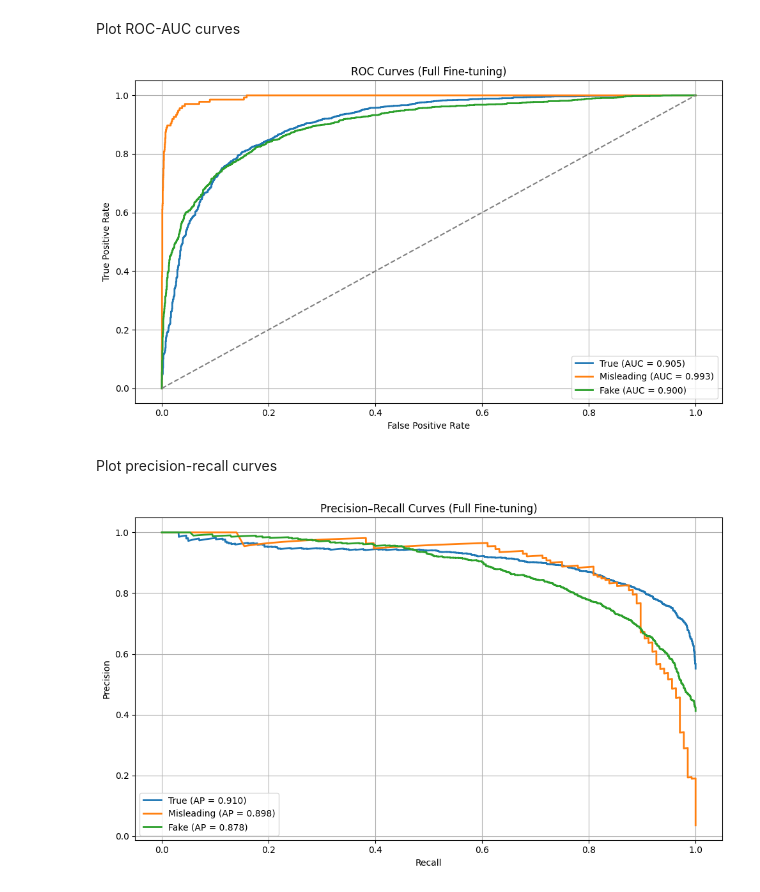
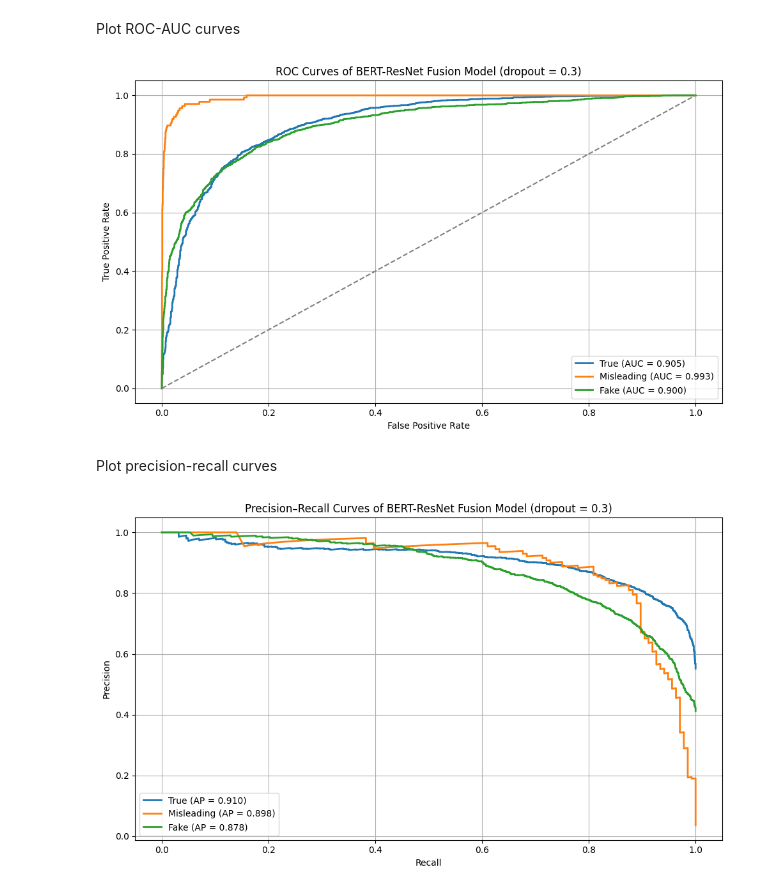
Before and after one commit to isabellachong/multimodal-fake-news-detection, a Jupyter notebook: scripts/Bert_ResNet.ipynb, the cells around one changed output. Cells and saved outputs as stored; diff of their text form; code cells hidden in the pictures.

```diff
--- a/scripts/Bert_ResNet.ipynb
+++ b/scripts/Bert_ResNet.ipynb
@@ -1836,31 +1836,31 @@ for i, name in enumerate(label_names):
 plt.plot([0, 1], [0, 1], color="gray", linestyle="--")
 plt.xlabel("False Positive Rate")
 plt.ylabel("True Positive Rate")
-plt.title("ROC Curves (Full Fine-tuning)")
+plt.title("ROC Curves of BERT-ResNet Fusion Model (dropout = 0.3)")
 plt.legend(loc="lower right")
 plt.grid(True)
 plt.tight_layout()
 plt.show()
 # %% [output]
-[figure, old version]
+[figure, new version]
 # %% [markdown]
 Plot precision-recall curves
 # %%
 # plot precision-recall curves
 precision, recall, avg_precision = {}, {}, {}
 for i in range(n_classes):
     precision[i], recall[i], _ = precision_recall_curve(y_true_bin[:, i], all_probs[:, i])
     avg_precision[i] = average_precision_score(y_true_bin[:, i], all_probs[:, i])
 
 plt.figure(figsize=(10, 6))
 for i, name in enumerate(label_names):
     plt.plot(recall[i], precision[i], lw=2, label=f"{name} (AP = {avg_precision[i]:.3f})")
 plt.xlabel("Recall")
 plt.ylabel("Precision")
-plt.title("Precision–Recall Curves (Full Fine-tuning)")
+plt.title("Precision–Recall Curves of BERT-ResNet Fusion Model (dropout = 0.3)")
 plt.legend(loc="lower left")
 plt.grid(True)
 plt.tight_layout()
 plt.show()
 # %% [output]
-[figure, old version]
+[figure, new version]
```
Also changed, not shown: parts of 14 cells of this notebook, 1 other file.
